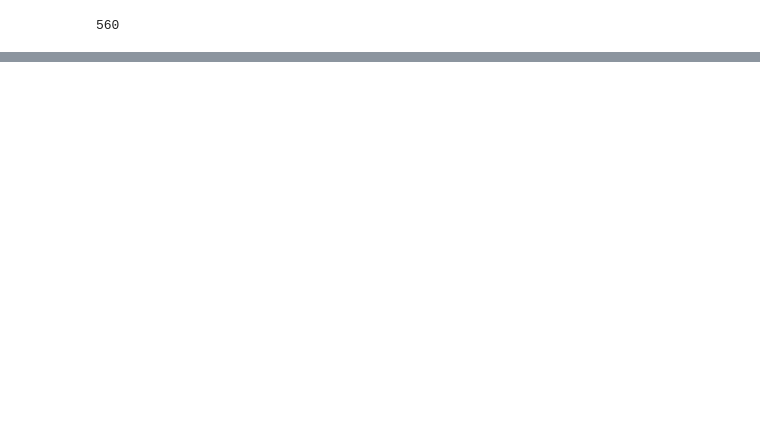
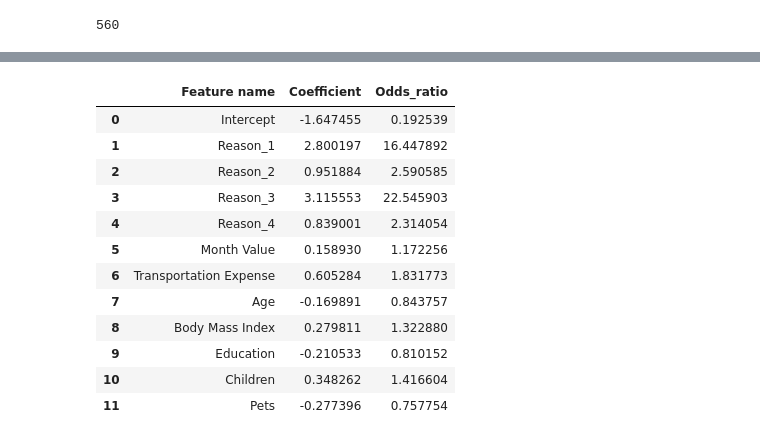
Before and after one commit to shubap/Workplace_Absenteeism_Project, a Jupyter notebook: Course 2 - Absenteeism Exercise - Logistic Regression.ipynb, the cells around one changed output, grey strips where cells are left out. Drawn from its saved outputs; the diff is of its cells as text; code cells hidden in the pictures; blank space fills up the shorter version.

```diff
--- a/Course 2 - Absenteeism Exercise - Logistic Regression.ipynb
+++ b/Course 2 - Absenteeism Exercise - Logistic Regression.ipynb
@@ -334,0 +372,17 @@ summary_table
+# %%
+summary_table['Odds_ratio'] = np.exp(summary_table.Coefficient)
+summary_table
+# %% [output]
+|  | Feature name | Coefficient | Odds_ratio |
+| 0 | Intercept | -1.647455 | 0.192539 |
+| 1 | Reason_1 | 2.800197 | 16.447892 |
+| 2 | Reason_2 | 0.951884 | 2.590585 |
+| 3 | Reason_3 | 3.115553 | 22.545903 |
+| 4 | Reason_4 | 0.839001 | 2.314054 |
+| 5 | Month Value | 0.158930 | 1.172256 |
+| 6 | Transportation Expense | 0.605284 | 1.831773 |
+| 7 | Age | -0.169891 | 0.843757 |
+| 8 | Body Mass Index | 0.279811 | 1.322880 |
+| 9 | Education | -0.210533 | 0.810152 |
+| 10 | Children | 0.348262 | 1.416604 |
+| 11 | Pets | -0.277396 | 0.757754 |
```
Also changed, not shown: parts of 36 cells of this notebook.
